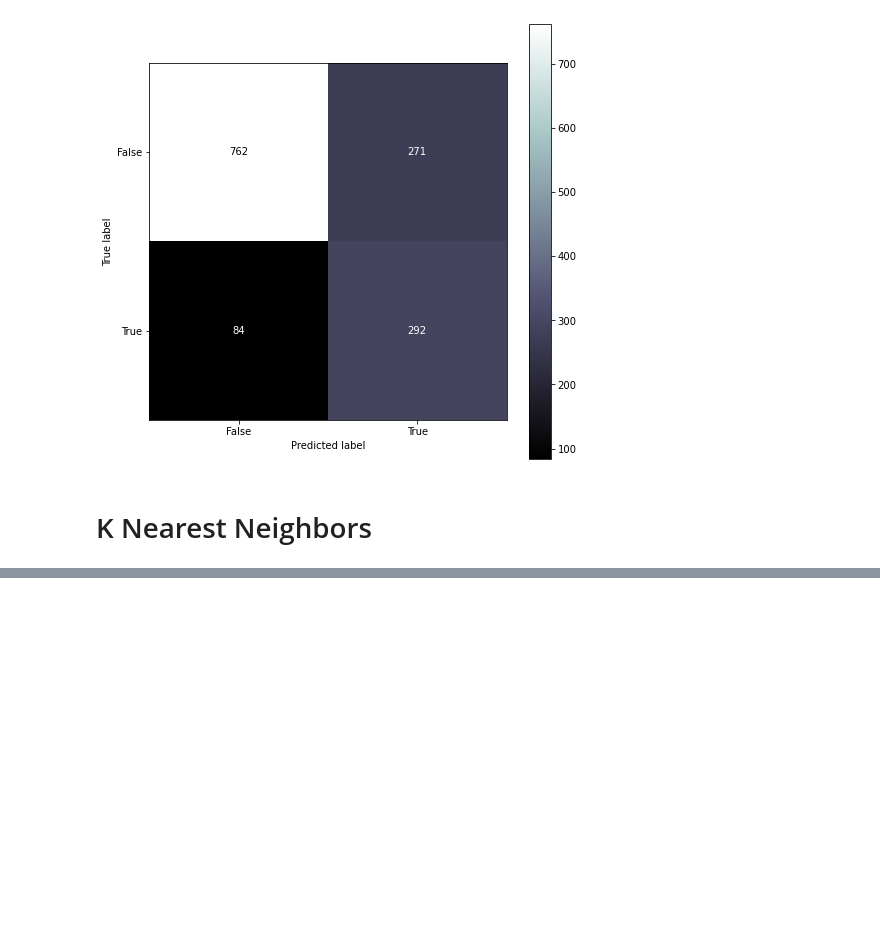
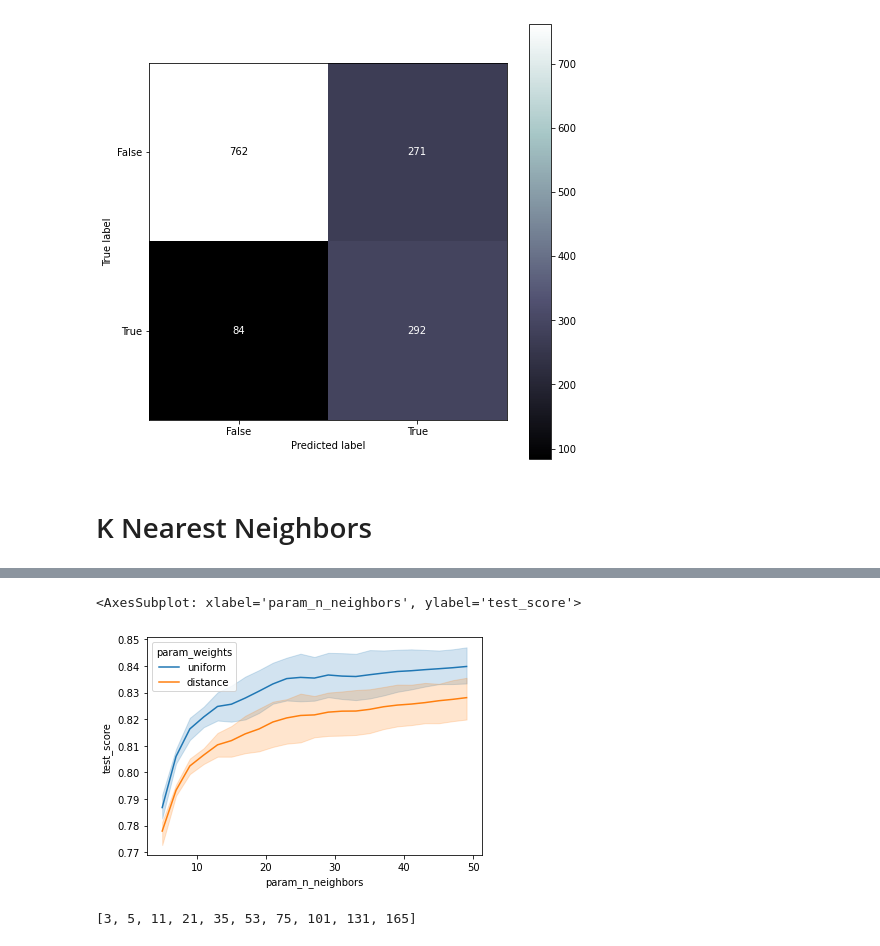
Before and after one commit to Jeff-ChenFan-Wang/TelecomChurnAnalysis, a Jupyter notebook: Model.ipynb, the cells around one changed output, grey strips where cells are left out. Drawn from its saved outputs; the diff is of its cells as text; code cells hidden in the pictures; blank space fills up the shorter version.

```diff
--- a/Model.ipynb
+++ b/Model.ipynb
@@ -118,2 +114,0 @@ gsCv = GridSearchCV(knn,{'n_neighbors':[20,30,40,50,60]},scoring='roc_auc',cv=kf
-# %%
-gsCv.fit(log_x_train,y_train)
@@ -150,0 +115,19 @@ pd.DataFrame(log_x_train[fold[0]].todense(),columns=log_pipe.get_feature_names_o
+# %%
+knn_grid_cv = GridSearchCV(
+    knn,
+    {
+        'n_neighbors':range(5,50,2),
+        'weights':['uniform','distance']
+    },
+    scoring='roc_auc',cv=5)
+knn_grid_cv.fit(log_x_train,y_train)
+cvDat = pd.DataFrame(knn_grid_cv.cv_results_)
+cv_tst_score_cols = cvDat.columns[
+    cvDat.columns.str.contains('split[0-9]_test_score',regex=True)
+]
+explode_cv_dat = cvDat[['param_n_neighbors','param_weights']].join(
+        cvDat.apply(
+            lambda row: row[cv_tst_score_cols].to_numpy(),
+            axis=1
+        ).rename('test_score')
+    ).explode('test_score')
@@ -150,0 +150,17 @@ pd.DataFrame(log_x_train[fold[0]].todense(),columns=log_pipe.get_feature_names_o
+# %%
+sns.lineplot(
+    data=cvDat[['param_n_neighbors','param_weights']].join(
+        cvDat.apply(
+            lambda row: row[cv_tst_score_cols].to_numpy(),
+            axis=1
+        ).rename('test_score')
+    ).explode('test_score'),
+    x='param_n_neighbors',y='test_score',hue='param_weights'
+)
+# %% [output]
+<AxesSubplot: xlabel='param_n_neighbors', ylabel='test_score'>
+[figure, added]
+# %%
+[ 2*x*x+3 for x in range(0,10)]
+# %% [output]
+[3, 5, 11, 21, 35, 53, 75, 101, 131, 165]
```
Also changed, not shown: parts of 13 cells of this notebook.
